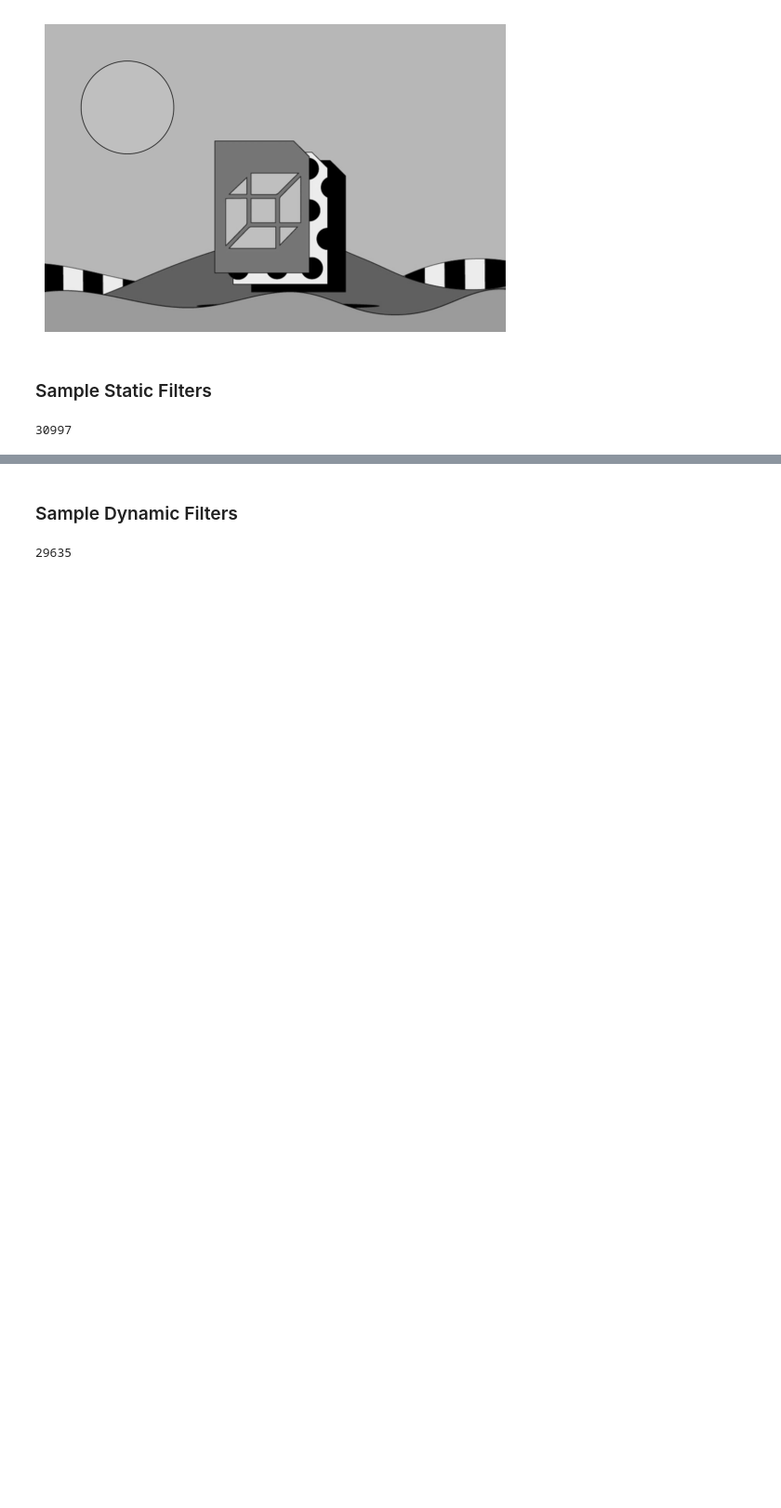
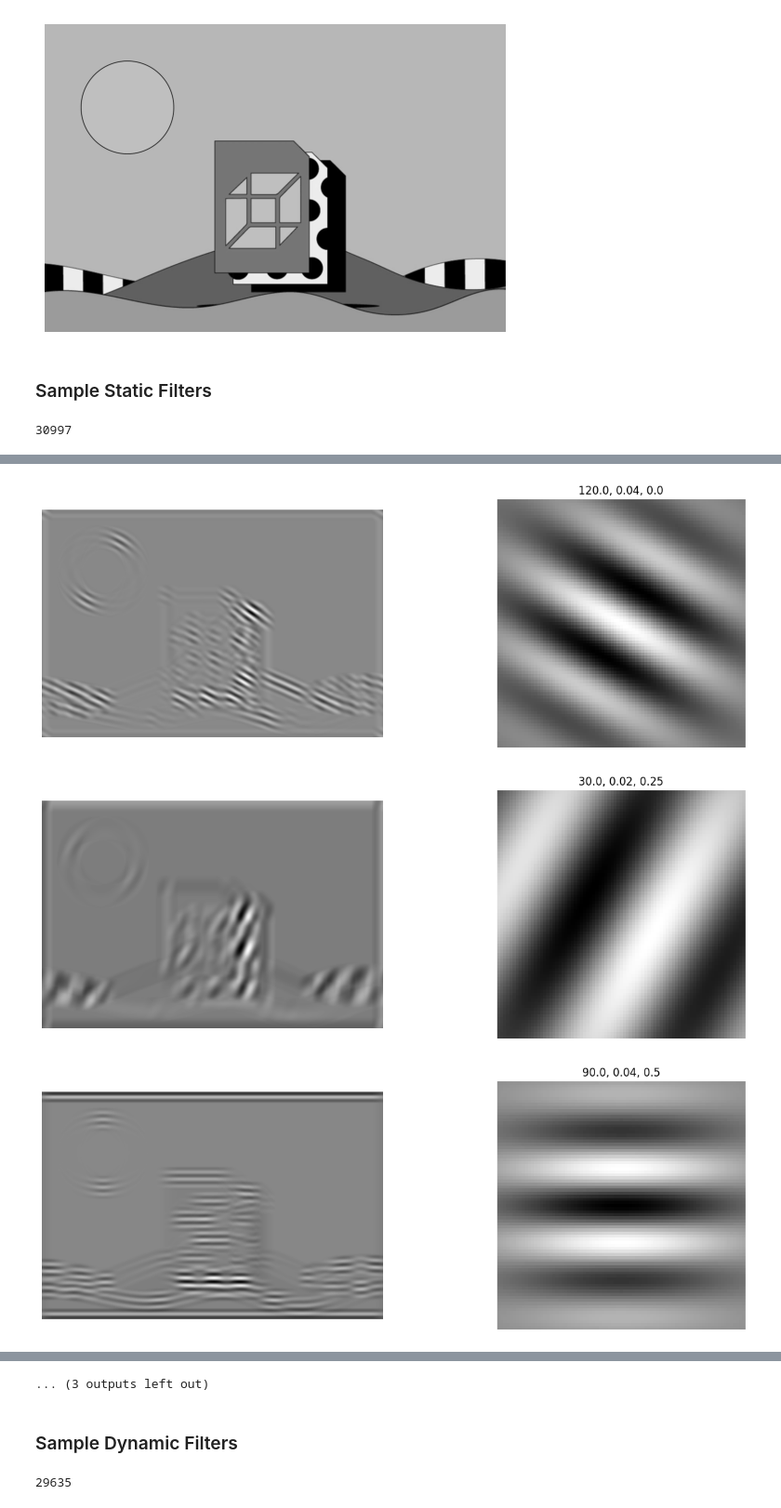
Before and after one commit to marcoabrate/wp1, a Jupyter notebook: data_allen/gabor_filter.ipynb, the cells around one changed output, grey strips where cells are left out. Shown at 93% size. Saved outputs shown, nothing was run; the diff lists cells and outputs as text; code cells hidden in the pictures; blank space fills up the shorter version.

```diff
--- a/data_allen/gabor_filter.ipynb
+++ b/data_allen/gabor_filter.ipynb
@@ -137,0 +156,35 @@ plt.show()
+# %%
+for _, r in df_sg.sample(15).iterrows():
+    ori = r['pref_ori_sg']
+    sf = r['pref_sf_sg']
+    phase = r['pref_phase_sg']
+
+    g = cv2.getGaborKernel(
+        ksize=(80,80),
+        sigma=1/sf, # 50
+        theta=ori*deg_to_rad,
+        lambd=1/sf,
+        gamma=1, # 1
+        psi=phase*2*np.pi,
+    )
+
+    im_conv = cv2.filter2D(
+        im_gray,
+        ddepth=cv2.CV_32F,
+        kernel=cv2.flip(g,-1),
+        borderType=cv2.BORDER_CONSTANT
+    )
+
+    fig, ax = plt.subplots(1, 2, figsize=(15, 5))
+    ax[0].imshow(im_conv, cmap='gray')
+    ax[0].axis('off')
+    ax[1].imshow(g, cmap='gray')
+    ax[1].axis('off')
+
+    plt.title(f"{ori}, {sf}, {phase}")
+    plt.axis('off')
+    plt.show()
+# %% [output]
+[figure, added]
+[figure, added]
+[figure, added]
@@ -138,3 +200,4 @@ plt.show()
+... (3 outputs left out)
 # %% [markdown]
 ### Sample Dynamic Filters
 # %%
```
Also changed, not shown: parts of 16 cells of this notebook, 9 other files.
